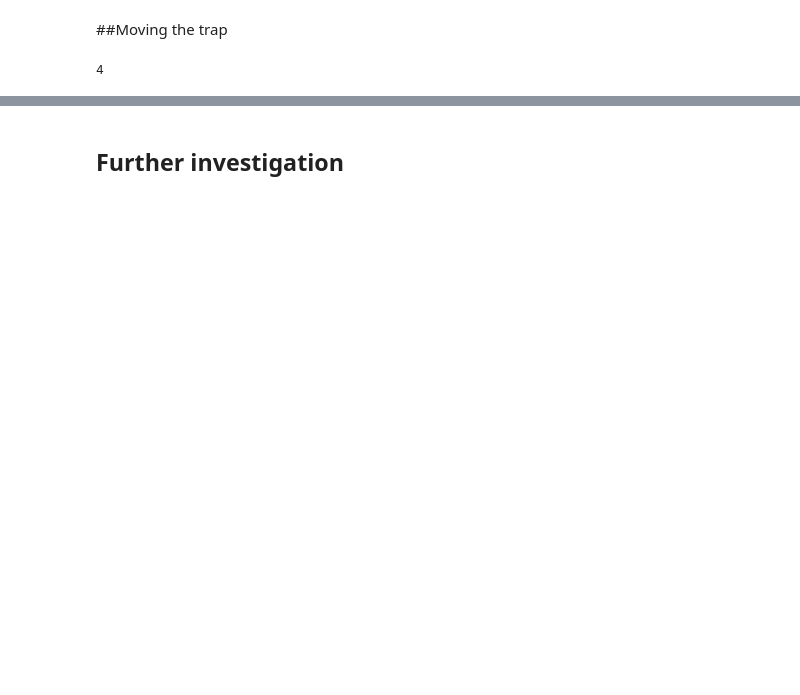
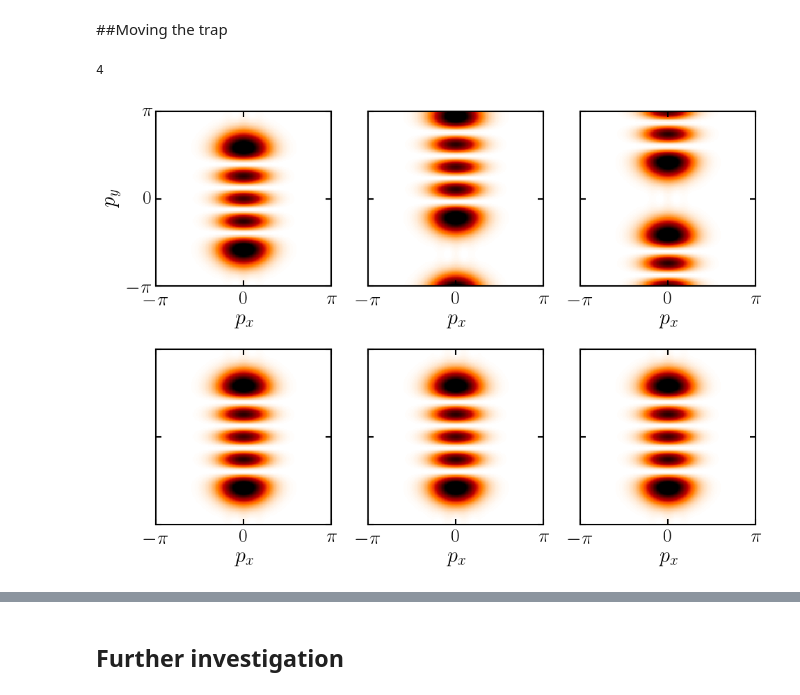
Before and after one commit to berceanu/topo-photon, a Jupyter notebook: anc/torus_edge.ipynb, the cells around one changed output, grey strips where cells are left out. Saved outputs shown, nothing was run; the diff lists cells and outputs as text; code cells hidden in the pictures; blank space fills up the shorter version.

```diff
--- a/anc/torus_edge.ipynb
+++ b/anc/torus_edge.ipynb
@@ -235 +265,51 @@ s2 = abs2(BP.myfft2(statem2, k,k));
+# %%
+fig, axes = plt.subplots(2,3, figsize=(10, 7.3))
+
+img = axes[1,1][:imshow](s0, origin="upper", ColorMap("gist_heat_r"), interpolation="none",
+    extent=[-π, π, -π, π], vmin=0, vmax=10)
+axes[1,2][:imshow](s1, origin="upper", ColorMap("gist_heat_r"), interpolation="none",
+    extent=[-π, π, -π, π], vmin=0, vmax=10)
+axes[1,3][:imshow](s2, origin="upper", ColorMap("gist_heat_r"), interpolation="none",
+    extent=[-π, π, -π, π], vmin=0, vmax=10)
+
+axes[2,1][:imshow](s3, origin="upper", ColorMap("gist_heat_r"), interpolation="none",
+    extent=[-π, π, -π, π], vmin=0, vmax=10)
+axes[2,2][:imshow](s4, origin="upper", ColorMap("gist_heat_r"), interpolation="none",
+    extent=[-π, π, -π, π], vmin=0, vmax=10)
+axes[2,3][:imshow](s5, origin="upper", ColorMap("gist_heat_r"), interpolation="none",
+    extent=[-π, π, -π, π], vmin=0, vmax=10)
+
+
+for (i,ax) in enumerate(axes) #loop over columns
+    ax[:set_xlabel](L"$p_x$")
+    ax[:set_xticks]([-π,0,π])
+    ax[:set_yticks]([-π,0,π])
+
+    ax[:set_xticklabels]([L"$-\pi$",L"$0$",L"$\pi$"])
+
+    if i == 1 #leftmost panel
+        ax[:set_ylabel](L"$p_y$")
+        ax[:set_yticklabels]([L"$-\pi$",L"$0$",L"$\pi$"])
+    else
+        ax[:set_yticklabels]([])
+    end
+end
+
+#axes[1][:plot](k, -π*ones(200))
+#axes[2][:plot](k, -1.5*ones(200))
+#axes[3][:plot](k, -0.3*ones(200))
+
+#rect [left, bottom, width, height]
+
+#cbaxes = fig[:add_axes]([1., 0.3, 0.015, 0.38])
+#cbar = fig[:colorbar](img, cax=cbaxes, orientation="vertical")
+#cbar[:set_ticks]([0, 10])
+#cbar[:set_label](L"$|\psi_{p_x,p_y}|^2$", labelpad=-15, y=0.55)
+#cbar[:solids][:set_edgecolor]("face")
+
+
+fig[:savefig]("../figures/fringe_trap.pdf", transparent=true, pad_inches=0.0, bbox_inches="tight")
+plt.close(fig)
+# %% [output]
+[figure, added]
 # %%
```
Also changed, not shown: parts of 12 cells of this notebook, 6 other files.
